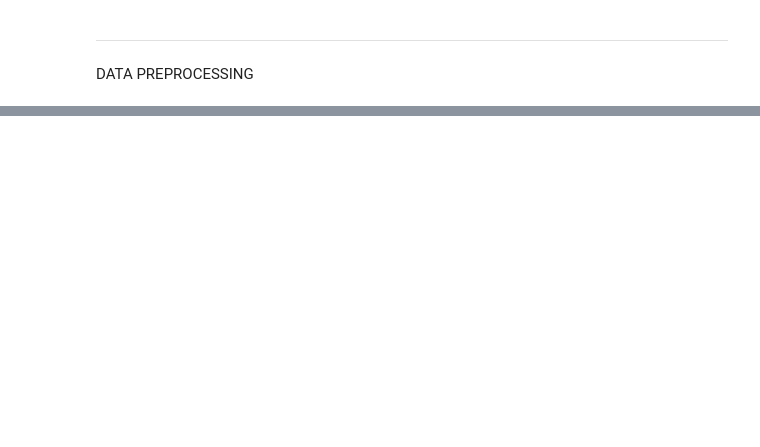
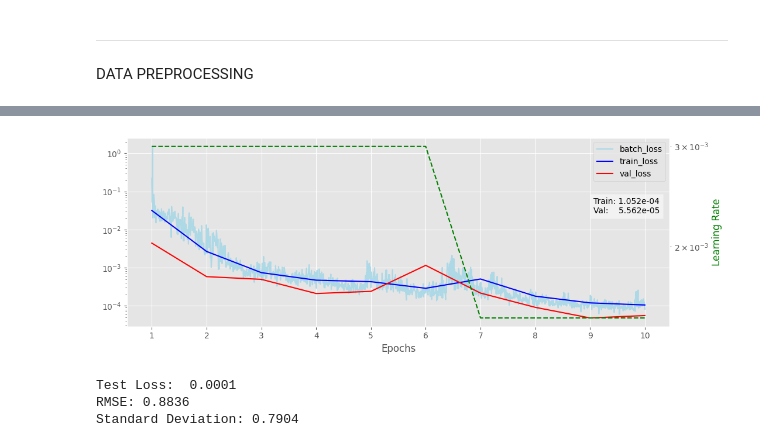
Before and after one commit to willsieg/MA-eR-PINN, a Jupyter notebook: src/LSTM/DataPipeline.ipynb, the cells around one changed output, grey strips where cells are left out. Saved outputs shown, nothing was run; the diff lists cells and outputs as text; code cells hidden in the pictures; blank space fills up the shorter version.

```diff
--- a/src/LSTM/DataPipeline.ipynb
+++ b/src/LSTM/DataPipeline.ipynb
@@ -175,7 +178,7 @@ except:
     trip_lengths = [pq.read_metadata(file).num_rows for file in files]
 
 # discard all items shorter than min_seq_length
-min_seq_length = 600
+min_seq_length = 400
 filtered_files = []
 filtered_lengths = []
 for file, length in zip(files, trip_lengths):
@@ -271,18 +269,19 @@ base_signals = ["signal_time", "hirestotalvehdist_cval_icuc", "vehspd_cval_cpc",
 "hv_batpwr_cval_bms1", "emot_pwr_cval","bs_roadincln_cval", "roadgrad_cval_pt"]
 
 # these signals have to be dropped in order for appropriate training:
-columns_to_drop = ["hv_batmomavldischrgen_cval_1", "latitude_cval_ippc", "longitude_cval_ippc", "signal_time"]
+columns_to_drop = ["hv_batmomavldischrgen_cval_1", "latitude_cval_ippc", "longitude_cval_ippc", "signal_time", "hirestotalvehdist_cval_icuc"]
 
 # ---------------------------------------------------
 selection_1 = ["vehspd_cval_cpc", "altitude_cval_ippc", "airtempoutsd_cval_cpc", 'roadgrad_cval_pt', "vehweight_cval_pt", "accelpdlposn_cval", "bs_brk_cval", "elcomp_pwrcons_cval",
                "epto_pwr_cval", "motortemperature_pti1", "powerstagetemperature_pti1", 'airtempinsd_cval_hvac', 'brktempra_cval', 'selgr_rq_pt']
-selection_2 = ["hirestotalvehdist_cval_icuc", "vehspd_cval_cpc", "altitude_cval_ippc", "airtempoutsd_cval_cpc", "hv_batpwr_cval_bms1", "emot_pwr_cval","bs_roadincln_cval", "roadgrad_cval_pt"]
-selection_3 = ["vehspd_cval_cpc", "altitude_cval_ippc", "airtempoutsd_cval_cpc", "bs_roadincln_cval", "vehweight_cval_pt"]
+selection_2 = ["hirestotalvehdist_cval_icuc", "vehspd_cval_cpc", "altitude_cval_ippc", "airtempoutsd_cval_cpc", "hv_batpwr_cval_bms1", "emot_pwr_cval", "roadgrad_cval_pt"]
+selection_3 = ["vehspd_cval_cpc", "altitude_cval_ippc", "airtempoutsd_cval_cpc", "vehweight_cval_pt"]
 
 # FEATURE SELECTION  --------------------------------------
 # ---------------------------------------------------------
 target_column = TARGETS
 input_columns = FEATURES
+input_columns = list(set(all_signals) - set(columns_to_drop) - set(target_column))
 # %%
 # FEATURE NORMALIZATION/SCALING -----------------------------------------------------------------
 scaler = eval(SCALERS['feature_scaler'])
@@ -832,21 +1069,31 @@ print(f"Model: {model.__class__.__name__}\t\tParameters on device: {next(model.p
 # %%
-# get file list of test subset
-test_files = checkpoint["subset_files"]["test"]
 # get DataFrame of training metrics:
 training_df = pd.DataFrame(training_table, columns=["Epoch", "Iteration", "Batch Loss", "Train Loss"])
 # Extract the 'Train Loss' column and compare with the train_losses list
 train_loss_column = training_df['Train Loss'].replace(['',' '], np.nan).dropna().astype(float).values
-if any(abs(train_loss_column - train_losses) > 1e-3):
-    print("Extracted and original Train Losses are not equal. Please check metrics table.")
+if any(abs(train_loss_column - train_losses) > 1e-3):  print("Extracted and original Train Losses are not equal. Please check metrics table.")
 
 # -------------------------------------
 # plot training performance:
 fig, ax1 = plt.subplots(figsize=(10,4))
 ax1.set_xlabel('Epochs')
 ax1.set_xticks(range(1, NUM_EPOCHS + 1))
 
-plt.plot(range(1, NUM_EPOCHS + 1), train_losses, label='train_loss')
-plt.plot(range(1, NUM_EPOCHS + 1), val_losses, label='val_loss')
+assert len(train_losses_per_iter) == NUM_EPOCHS * len(train_loader), "Length of train_losses_per_iter might not match the number of iterations."
+plt.plot(np.linspace(1, NUM_EPOCHS, len(train_losses_per_iter)), train_losses_per_iter, label='batch_loss', color='lightblue')
+plt.plot(range(1, NUM_EPOCHS + 1), train_losses, label='train_loss', color='blue')
+plt.plot(range(1, NUM_EPOCHS + 1), val_losses, label='val_loss', color='red')
+
 plt.yscale('log'); fig.tight_layout(); plt.legend();
 
-plt.text(0.8, 0.3, f"Train: {train_losses[-1]:.3e}\nVal:    {val_losses[-1]:.3e}", transform=plt.gca().transAxes, fontsize=10, bbox=dict(facecolor='white', alpha=0.5));
+plt.text(0.86, 0.6, f"Train: {train_losses[-1]:.3e}\nVal:    {val_losses[-1]:.3e}", \
+    transform=plt.gca().transAxes, fontsize=10, bbox=dict(facecolor='white', alpha=0.5));
+
+if pd.Series(lr_history).nunique() > 1:
+    ax2 = ax1.twinx()
+    ax2.plot(range(1, NUM_EPOCHS + 1), lr_history, label='lr', color='green', linestyle='--')
+    ax2.set_ylabel('Learning Rate', color='green')
+    ax2.tick_params(axis='y', labelcolor='green')
+    ax2.set_yscale('log')
+# %% [output]
+[figure, added]
@@ -906,0 +1100,29 @@ plt.legend();
+# %%
+# EVALUATION -----------------------------------------------------------------
+# get file list of test subset
+test_files = checkpoint["subset_files"]["test"]
+# -------------------------------------
+test_loss, outputs, targets, original_lengths = trainer.evaluate_model()
+# -------------------------------------
+all_outputs, all_targets, all_original_lengths = [], [], []
+for batch_outputs, batch_targets, batch_lengths in zip(outputs, targets, original_lengths):
+    all_outputs.extend(batch_outputs)
+    all_targets.extend(batch_targets)
+    all_original_lengths.extend(batch_lengths)
+
+# Inverse-transform on all outputs and targets for evaluation
+#scaled_outputs = target_scaler.inverse_transform(np.concatenate(all_outputs, axis=0).reshape(-1, 1))
+#scaled_targets = target_scaler.inverse_transform(np.concatenate(all_targets, axis=0).reshape(-1, 1))
+
+# Inverse-transform on all outputs and targets for evaluation
+scaled_outputs = [target_scaler.inverse_transform(output_sequence.reshape(1, -1)).squeeze() for output_sequence in all_outputs]
+scaled_targets = [target_scaler.inverse_transform(target_sequence.reshape(1, -1)).squeeze() for target_sequence in all_targets]
+
+
+print(f"Test Loss:  {test_loss:.4f}")
+print(f"RMSE: {root_mean_squared_error(np.concatenate(scaled_targets), np.concatenate(scaled_outputs)):.4f}")
+print(f"Standard Deviation: {np.std(np.concatenate(scaled_targets) - np.concatenate(scaled_outputs)):.4f}")
+# %% [output]
+Test Loss:  0.0001
+RMSE: 0.8836
+Standard Deviation: 0.7904
```
Also changed, not shown: parts of 19 cells of this notebook, 21 other files.
